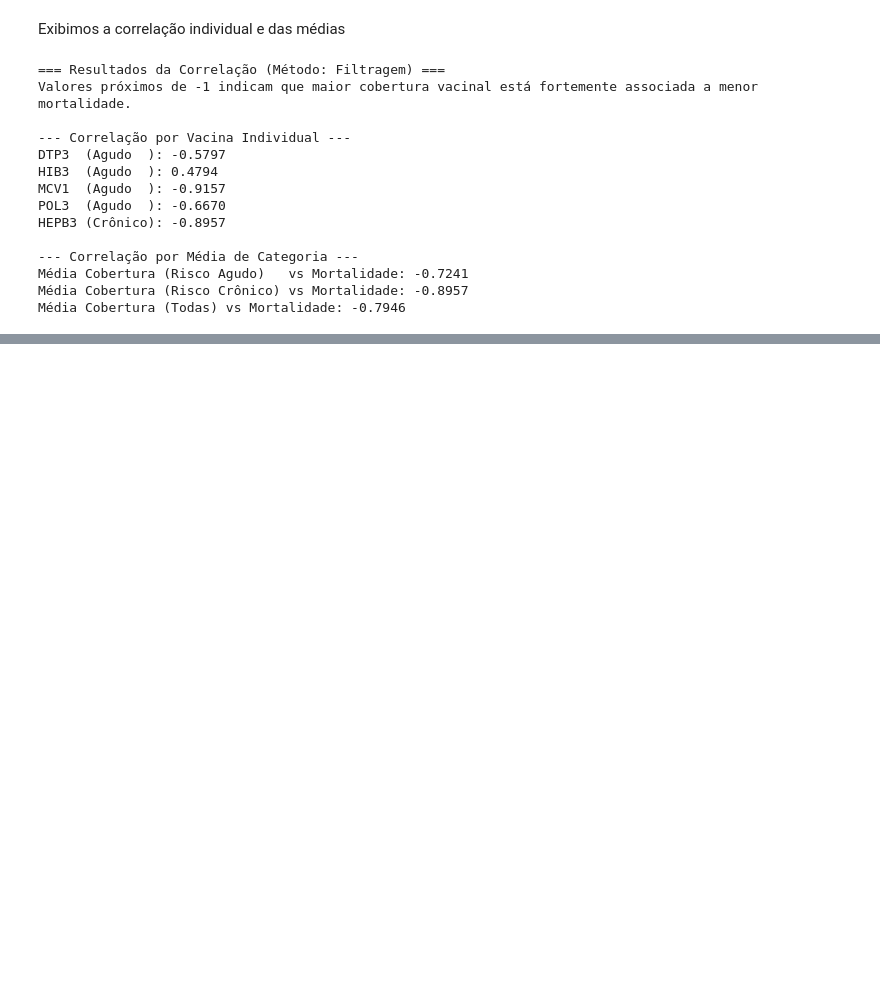
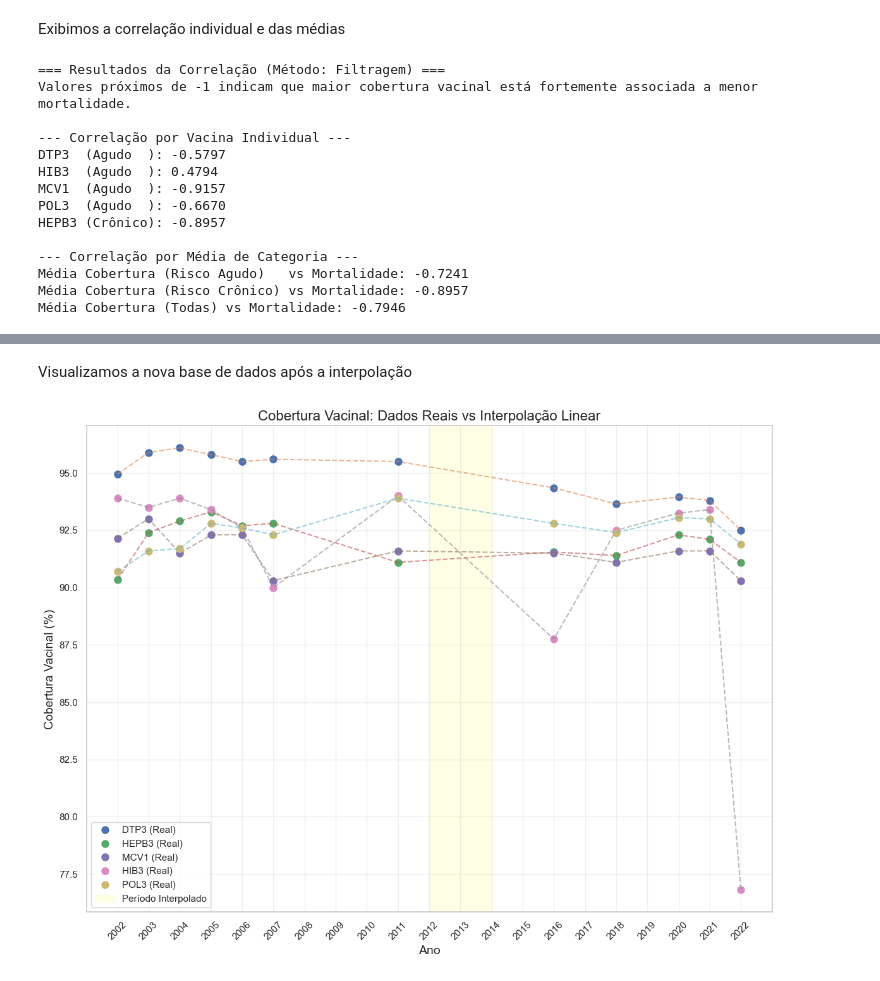
Before and after one commit to delbempedro/introcienciadedados, a Jupyter notebook: projeto/projeto.ipynb, the cells around one changed output, grey strips where cells are left out. Drawn from its saved outputs; the diff is of its cells as text; code cells hidden in the pictures; blank space fills up the shorter version.

```diff
--- a/projeto/projeto.ipynb
+++ b/projeto/projeto.ipynb
@@ -673,0 +766,15 @@ Média Cobertura (Todas) vs Mortalidade: -0.7946
+# %%
+# Filtrar apenas os dados consistentes (0-35 m)
+df_clean = data_vac[data_vac['ageVaccination'] == '0-35 m'].copy()
+
+df_pivot = df_clean.pivot(index='collectYear_mean', columns='vaccine', values='coverage')
+
+# Reindexar para garantir que TODOS os anos de 2002 a 2022 existam
+anos_completos = range(int(df_pivot.index.min()), int(df_pivot.index.max()) + 1)
+df_pivot = df_pivot.reindex(anos_completos)
+
+# Aplicar a Interpolação Linear
+df_interpolated = df_pivot.interpolate(method='linear')
+
+print("Dados Interpolados (amostra dos anos problemáticos):")
+display(df_interpolated.loc[2010:2017])
@@ -673,0 +793,28 @@ Média Cobertura (Todas) vs Mortalidade: -0.7946
+# %% [markdown]
+Visualizamos a nova base de dados após a interpolação
+# %%
+plt.figure(figsize=(14, 10))
+
+if 'FULL' in vacinas_comuns:
+    vacinas_comuns.remove('FULL')
+
+# Plotar os dados originais (com o buraco)
+for vacina in vacinas_comuns:
+    # Dados originais (pontos)
+    plt.plot(df_pivot.index, df_pivot[vacina], 'o', label=f'{vacina} (Real)', markersize=8)
+
+    # Dados interpolados (linhas)
+    plt.plot(df_interpolated.index, df_interpolated[vacina], '--', alpha=0.6)
+
+# Destacar a área interpolada
+plt.axvspan(2012, 2014, color='yellow', alpha=0.1, label='Período Interpolado')
+
+plt.xlabel("Ano", fontsize=14)
+plt.ylabel("Cobertura Vacinal (%)", fontsize=14)
+plt.title("Cobertura Vacinal: Dados Reais vs Interpolação Linear", fontsize=16)
+plt.legend()
+plt.grid(True, alpha=0.3)
+plt.xticks(anos_completos, rotation=45)
+plt.show()
+# %% [output]
+[figure, added]
```
Also changed, not shown: parts of 53 cells of this notebook.
